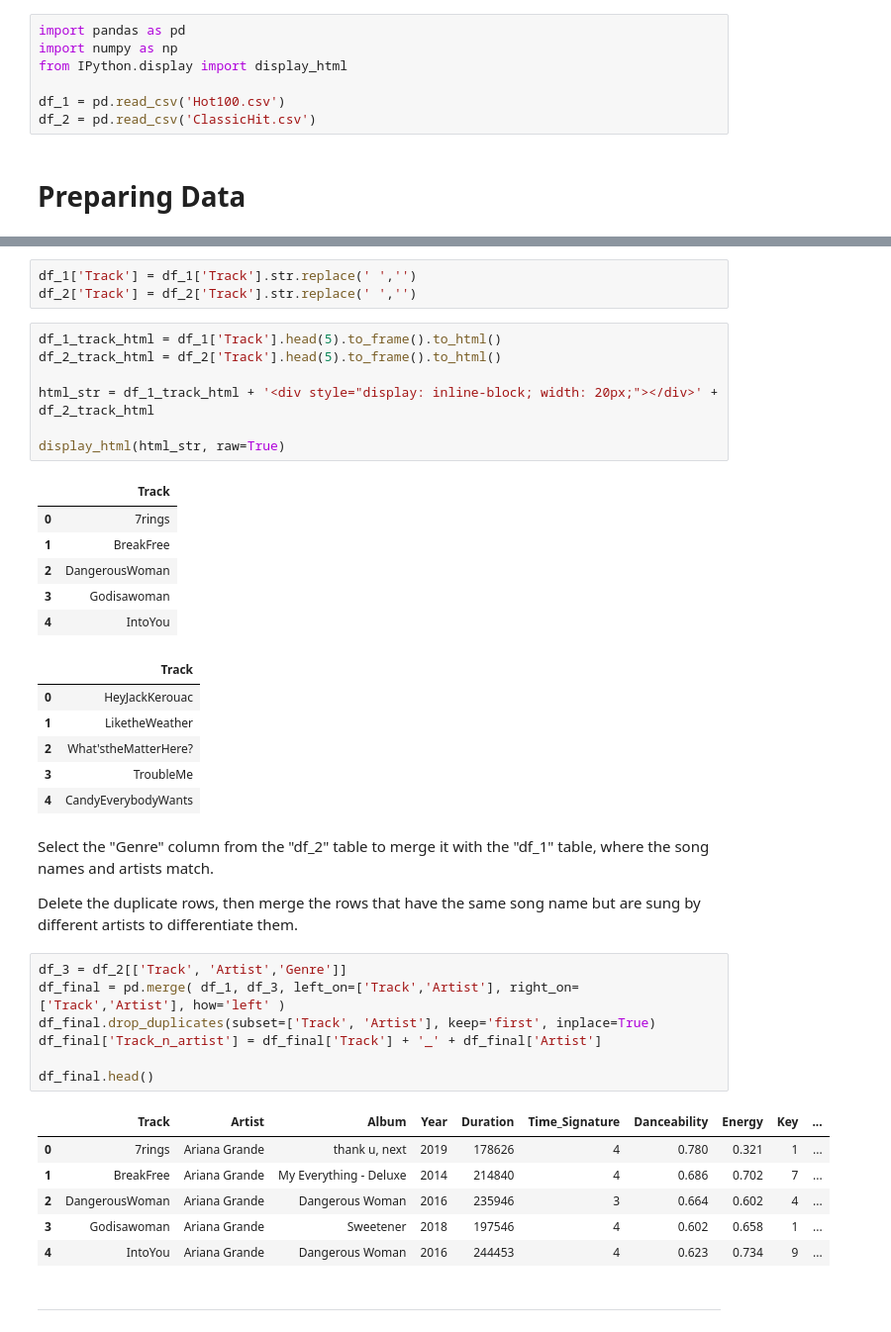
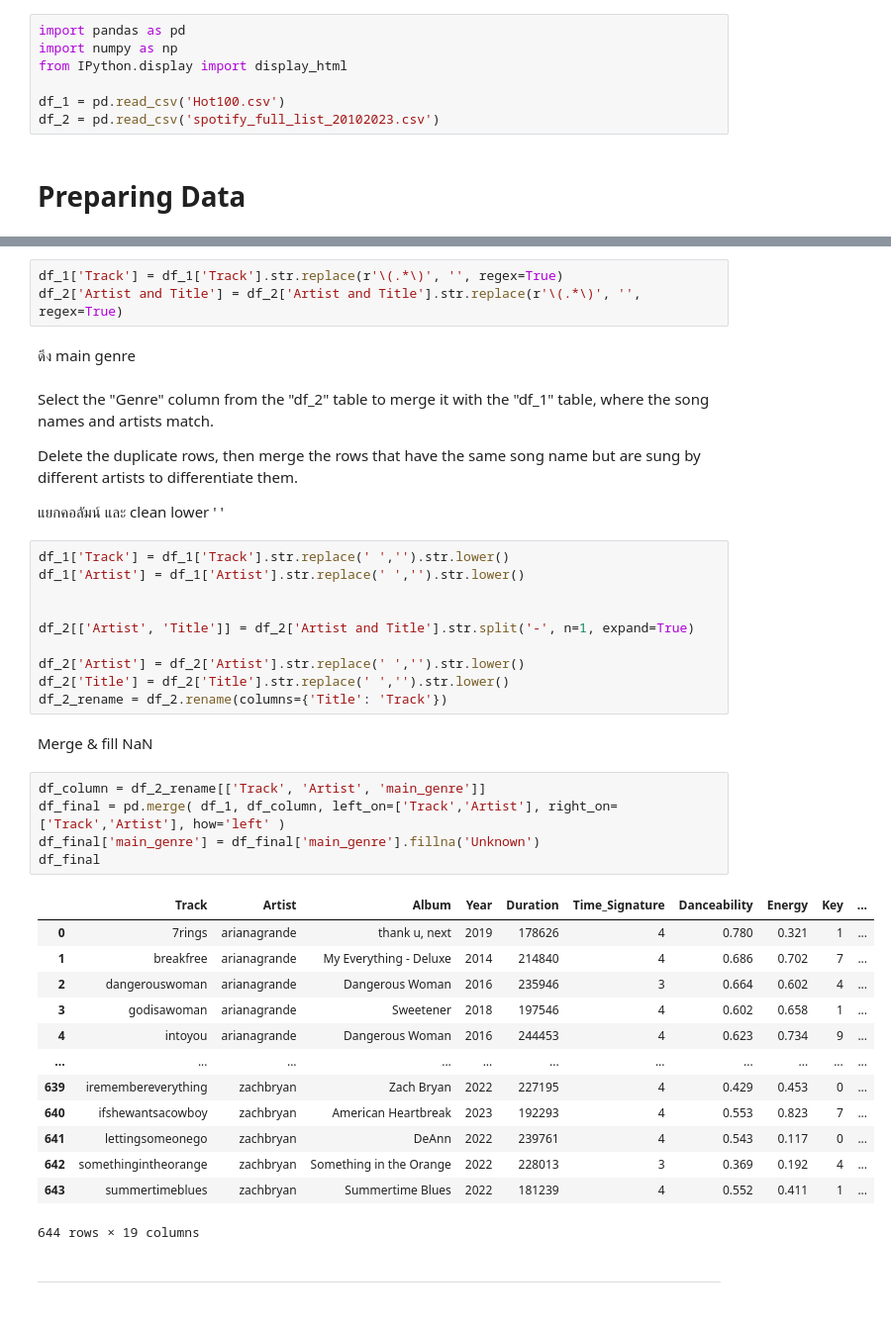
Before and after one commit to SteveOat/Hit-Song, a Jupyter notebook: เอาอันนี้.ipynb, the cells around one changed output, grey strips where cells are left out. Shown: that part at 99% size. Drawn from its saved outputs; the diff is of its cells as text.

```diff
--- a/เอาอันนี้.ipynb
+++ b/เอาอันนี้.ipynb
@@ -6,7 +6,7 @@ import numpy as np
 from IPython.display import display_html
 
 df_1 = pd.read_csv('Hot100.csv')
-df_2 = pd.read_csv('ClassicHit.csv')
+df_2 = pd.read_csv('spotify_full_list_20102023.csv')
 # %% [markdown]
 <h1>Preparing Data
 # %% [markdown]
@@ -14,44 +14,45 @@ Remove **spaces (" ")**  from "Track" column to match the text format of song's
 # %%
-df_1['Track'] = df_1['Track'].str.replace(' ','')
-df_2['Track'] = df_2['Track'].str.replace(' ','')
+df_1['Track'] = df_1['Track'].str.replace(r'\(.*\)', '', regex=True)
+df_2['Artist and Title'] = df_2['Artist and Title'].str.replace(r'\(.*\)', '', regex=True)
-# %%
-df_1_track_html = df_1['Track'].head(5).to_frame().to_html()
-df_2_track_html = df_2['Track'].head(5).to_frame().to_html()
-
-html_str = df_1_track_html + '<div style="display: inline-block; width: 20px;"></div>' + df_2_track_html
-
-display_html(html_str, raw=True)
-# %% [output]
-|  | Track |
-| 0 | 7rings |
-| 1 | BreakFree |
-| 2 | DangerousWoman |
-| 3 | Godisawoman |
-| 4 | IntoYou |
-|  | Track |
-| 0 | HeyJackKerouac |
-| 1 | LiketheWeather |
-| 2 | What'stheMatterHere? |
-| 3 | TroubleMe |
-| 4 | CandyEverybodyWants |
+# %% [markdown]
+ดึง main genre
 # %% [markdown]
 Select the "Genre" column from the "df_2" table to merge it with the "df_1" table, where the song names and artists match.
 
 Delete the duplicate rows, then merge the rows that have the same song name but are sung by different artists to differentiate them.
+
+แยกคอลัมน์ และ clean lower ' '
+# %%
+df_1['Track'] = df_1['Track'].str.replace(' ','').str.lower()
+df_1['Artist'] = df_1['Artist'].str.replace(' ','').str.lower()
+
+
+df_2[['Artist', 'Title']] = df_2['Artist and Title'].str.split('-', n=1, expand=True)
+
+df_2['Artist'] = df_2['Artist'].str.replace(' ','').str.lower()
+df_2['Title'] = df_2['Title'].str.replace(' ','').str.lower()
+df_2_rename = df_2.rename(columns={'Title': 'Track'})
+# %% [markdown]
+Merge & fill NaN
 # %%
-df_3 = df_2[['Track', 'Artist','Genre']]
-df_final = pd.merge( df_1, df_3, left_on=['Track','Artist'], right_on=['Track','Artist'], how='left' )
-df_final.drop_duplicates(subset=['Track', 'Artist'], keep='first', inplace=True)
-df_final['Track_n_artist'] = df_final['Track'] + '_' + df_final['Artist']
-
-df_final.head()
+df_column = df_2_rename[['Track', 'Artist', 'main_genre']]
+df_final = pd.merge( df_1, df_column, left_on=['Track','Artist'], right_on=['Track','Artist'], how='left' )
+df_final['main_genre'] = df_final['main_genre'].fillna('Unknown')
+df_final
 # %% [output]
 |  | Track | Artist | Album | Year | Duration | Time_Signature | Danceability | Energy | Key | ... |
-| 0 | 7rings | Ariana Grande | thank u, next | 2019 | 178626 | 4 | 0.780 | 0.321 | 1 | ... |
-| 1 | BreakFree | Ariana Grande | My Everything - Deluxe | 2014 | 214840 | 4 | 0.686 | 0.702 | 7 | ... |
-| 2 | DangerousWoman | Ariana Grande | Dangerous Woman | 2016 | 235946 | 3 | 0.664 | 0.602 | 4 | ... |
-| 3 | Godisawoman | Ariana Grande | Sweetener | 2018 | 197546 | 4 | 0.602 | 0.658 | 1 | ... |
-| 4 | IntoYou | Ariana Grande | Dangerous Woman | 2016 | 244453 | 4 | 0.623 | 0.734 | 9 | ... |
+| 0 | 7rings | arianagrande | thank u, next | 2019 | 178626 | 4 | 0.780 | 0.321 | 1 | ... |
+| 1 | breakfree | arianagrande | My Everything - Deluxe | 2014 | 214840 | 4 | 0.686 | 0.702 | 7 | ... |
+| 2 | dangerouswoman | arianagrande | Dangerous Woman | 2016 | 235946 | 3 | 0.664 | 0.602 | 4 | ... |
+| 3 | godisawoman | arianagrande | Sweetener | 2018 | 197546 | 4 | 0.602 | 0.658 | 1 | ... |
+| 4 | intoyou | arianagrande | Dangerous Woman | 2016 | 244453 | 4 | 0.623 | 0.734 | 9 | ... |
+| ... | ... | ... | ... | ... | ... | ... | ... | ... | ... | ... |
+| 639 | iremembereverything | zachbryan | Zach Bryan | 2022 | 227195 | 4 | 0.429 | 0.453 | 0 | ... |
+| 640 | ifshewantsacowboy | zachbryan | American Heartbreak | 2023 | 192293 | 4 | 0.553 | 0.823 | 7 | ... |
+| 641 | lettingsomeonego | zachbryan | DeAnn | 2022 | 239761 | 4 | 0.543 | 0.117 | 0 | ... |
+| 642 | somethingintheorange | zachbryan | Something in the Orange | 2022 | 228013 | 3 | 0.369 | 0.192 | 4 | ... |
+| 643 | summertimeblues | zachbryan | Summertime Blues | 2022 | 181239 | 4 | 0.552 | 0.411 | 1 | ... |
+644 rows × 19 columns
 # %% [markdown]
 <hr>
 # %% [markdown]
```
Also changed, not shown: parts of 19 cells of this notebook.
